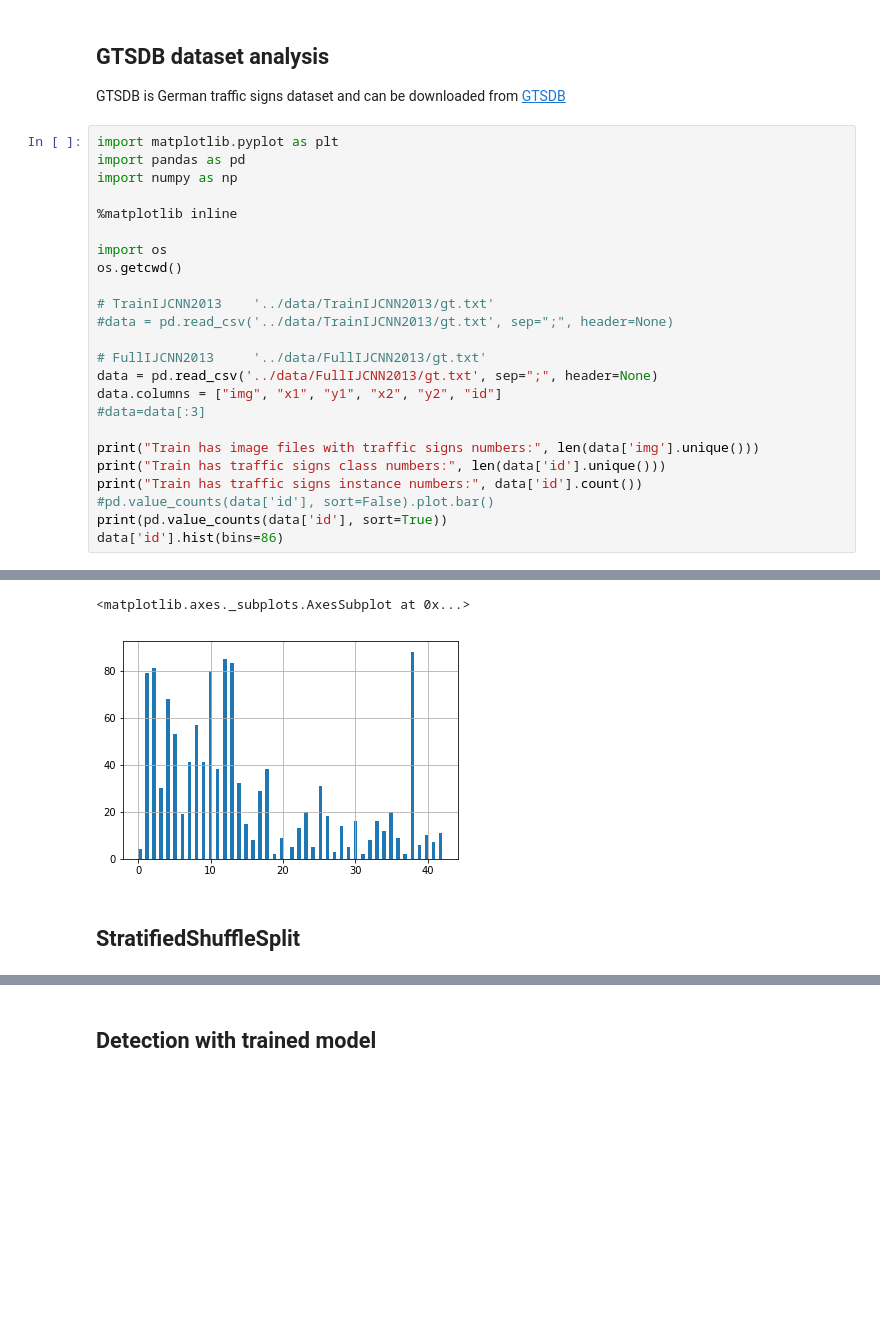
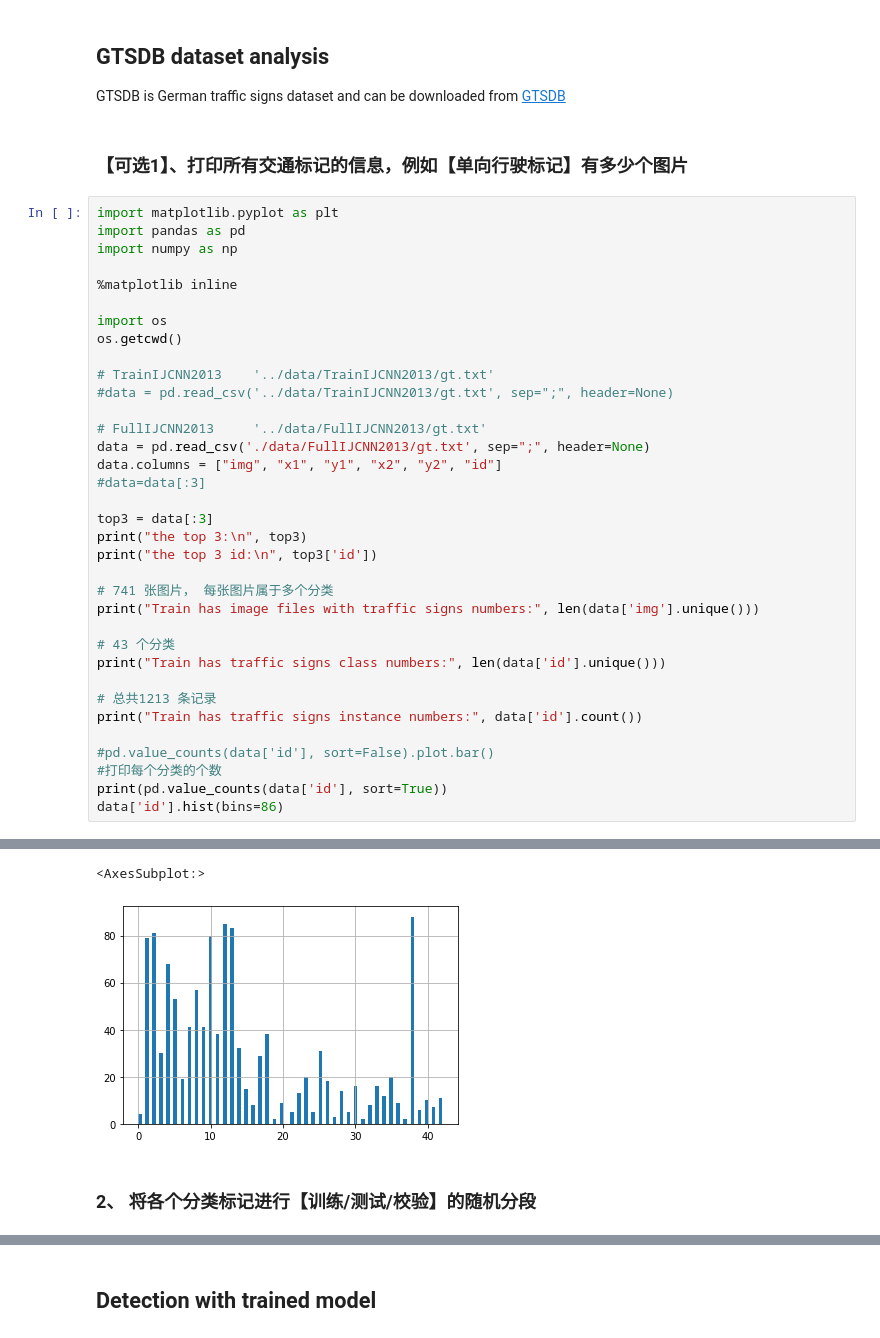
Before and after one commit to wilsonloo/Traffic-Signs-Detect-German, a Jupyter notebook: gts.ipynb, the cells around one changed output, grey strips where cells are left out. Drawn from its saved outputs; the diff is of its cells as text; blank space fills up the shorter version.

```diff
--- a/gts.ipynb
+++ b/gts.ipynb
@@ -4,6 +4,8 @@
 # %% [markdown]
 ## GTSDB dataset analysis
 GTSDB is German traffic signs dataset and can be downloaded from [GTSDB](http://benchmark.ini.rub.de/?section=gtsdb&subsection=dataset)
+# %% [markdown]
+### 【可选1】、打印所有交通标记的信息，例如【单向行驶标记】有多少个图片
 # %%
 import matplotlib.pyplot as plt
 import pandas as pd
@@ -18,14 +20,25 @@ os.getcwd()
 #data = pd.read_csv('../data/TrainIJCNN2013/gt.txt', sep=";", header=None)
 
 # FullIJCNN2013     '../data/FullIJCNN2013/gt.txt'
-data = pd.read_csv('../data/FullIJCNN2013/gt.txt', sep=";", header=None)
+data = pd.read_csv('./data/FullIJCNN2013/gt.txt', sep=";", header=None)
 data.columns = ["img", "x1", "y1", "x2", "y2", "id"]
 #data=data[:3]
 
+top3 = data[:3]
+print("the top 3:\n", top3)
+print("the top 3 id:\n", top3['id'])
+
+# 741 张图片， 每张图片属于多个分类
 print("Train has image files with traffic signs numbers:", len(data['img'].unique()))
+
+# 43 个分类
 print("Train has traffic signs class numbers:", len(data['id'].unique()))
+
+# 总共1213 条记录
 print("Train has traffic signs instance numbers:", data['id'].count())
+
 #pd.value_counts(data['id'], sort=False).plot.bar()
+#打印每个分类的个数
 print(pd.value_counts(data['id'], sort=True))
 data['id'].hist(bins=86)
 # %% [output]
@@ -45,11 +58,11 @@ Train has traffic signs instance numbers: 1213
 19     2
 31     2
 37     2
 Name: id, dtype: int64
-<matplotlib.axes._subplots.AxesSubplot at 0x...>
+<AxesSubplot:>
-[figure, old version]
+[figure, new version]
-# %% [markdown]
-## StratifiedShuffleSplit
+# %% [markdown]
+### 2、 将各个分类标记进行【训练/测试/校验】的随机分段
 # %%
 import pandas as pd
 import numpy as np
```
Also changed, not shown: parts of 9 cells of this notebook, 4 other files.
